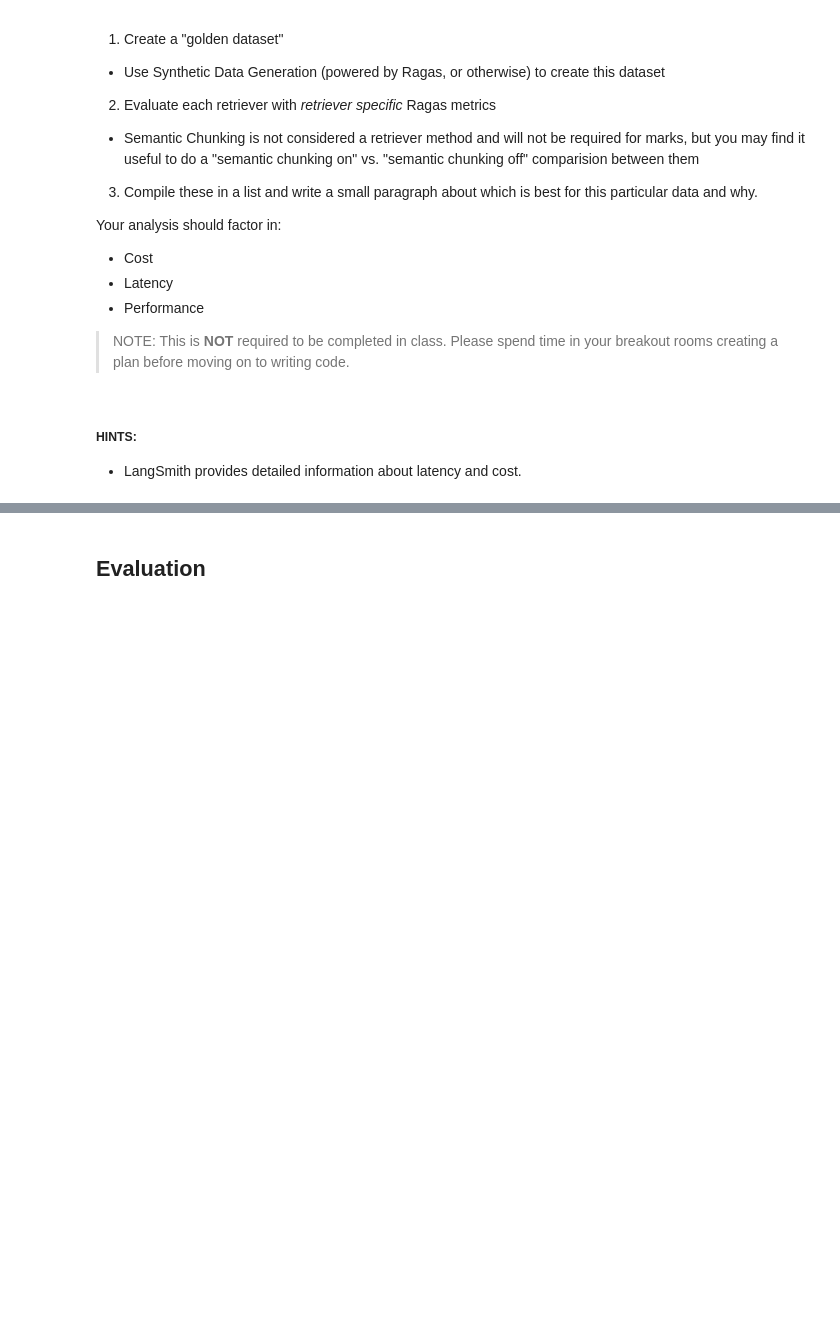
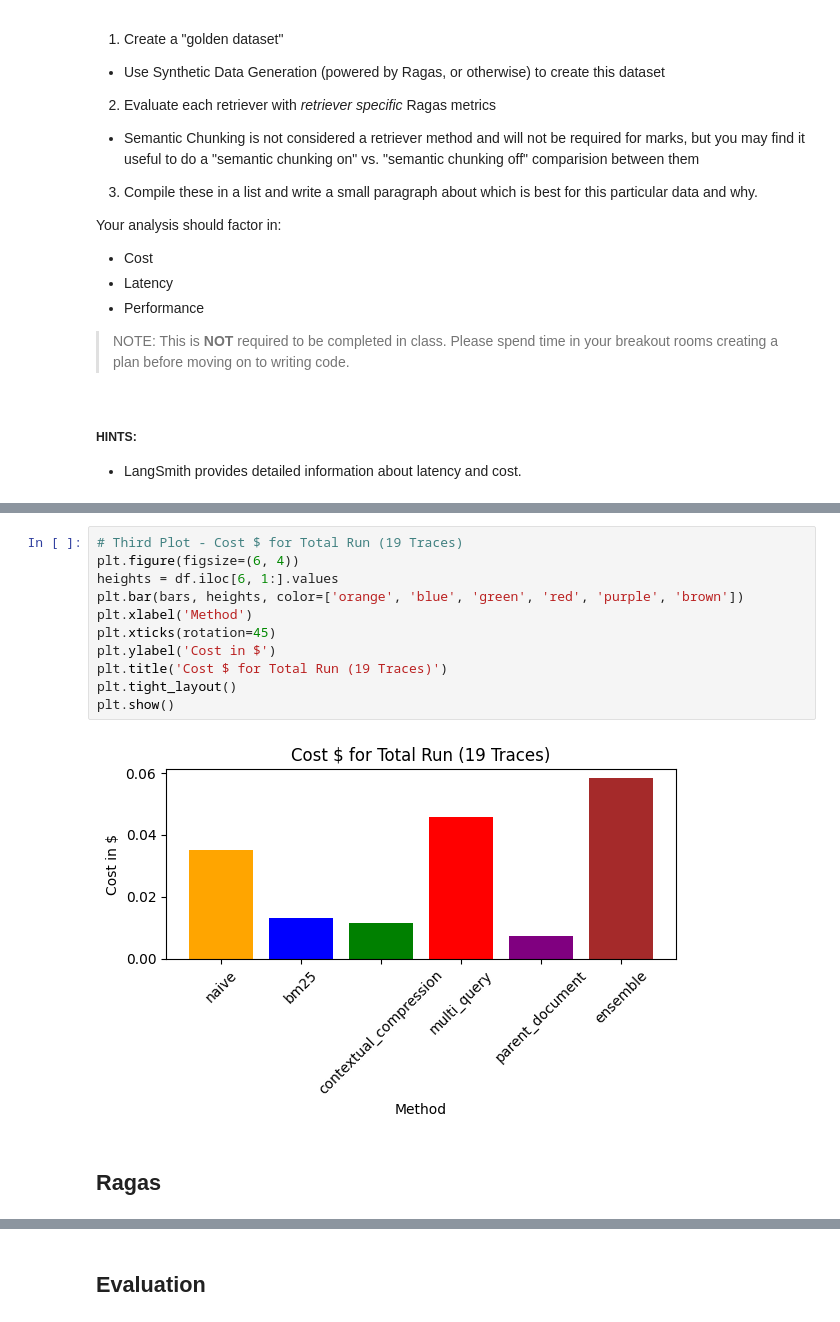
Before and after one commit to yinong0313/AIE4, a Jupyter notebook: Week 7/Day 2/Advanced_Retrieval_with_LangChain_Assignment.ipynb, the cells around one changed output, grey strips where cells are left out. Saved outputs shown, nothing was run; the diff lists cells and outputs as text; blank space fills up the shorter version.

```diff
--- a/Week 7/Day 2/Advanced_Retrieval_with_LangChain_Assignment.ipynb
+++ b/Week 7/Day 2/Advanced_Retrieval_with_LangChain_Assignment.ipynb
@@ -602,3 +663,18 @@ print(documents[0].metadata)
+# %%
+# Third Plot - Cost $ for Total Run (19 Traces)
+plt.figure(figsize=(6, 4))
+heights = df.iloc[6, 1:].values
+plt.bar(bars, heights, color=['orange', 'blue', 'green', 'red', 'purple', 'brown'])
+plt.xlabel('Method')
+plt.xticks(rotation=45)
+plt.ylabel('Cost in $')
+plt.title('Cost $ for Total Run (19 Traces)')
+plt.tight_layout()
+plt.show()
+# %% [output]
+[figure, added]
+# %% [markdown]
+## Ragas
 # %%
 from ragas.testset.generator import TestsetGenerator
 from ragas.testset.evolutions import simple, reasoning, multi_context
```
Also changed, not shown: parts of 33 cells of this notebook.
